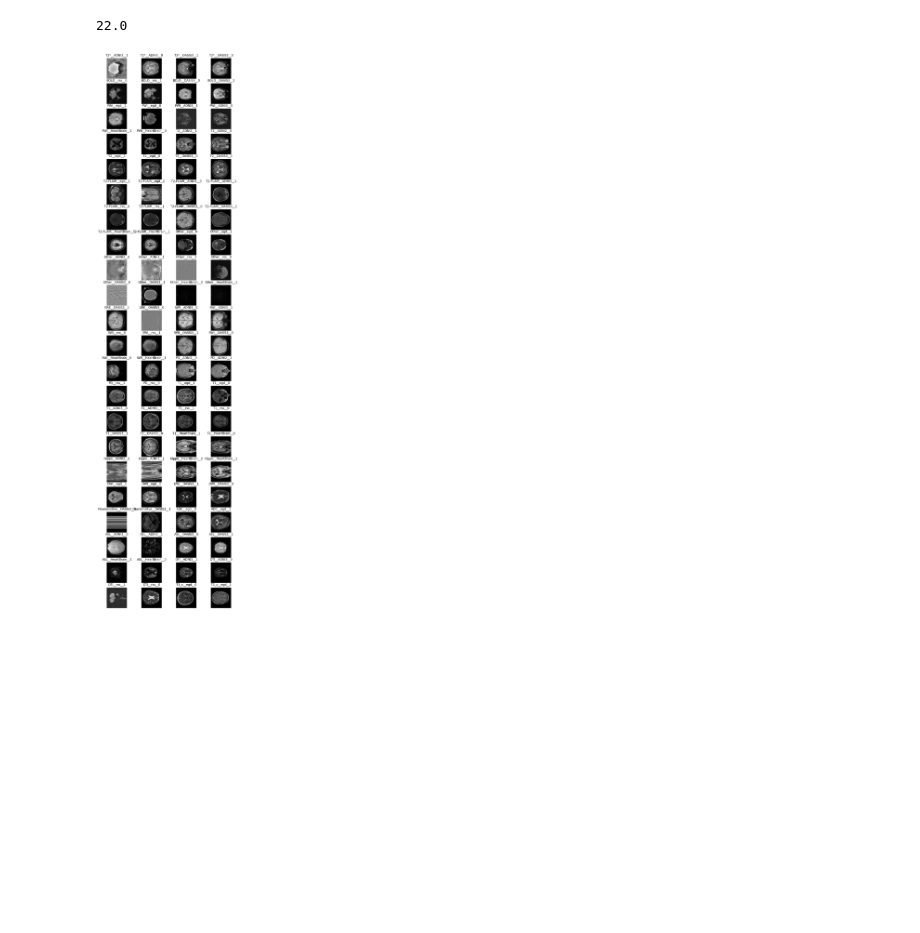
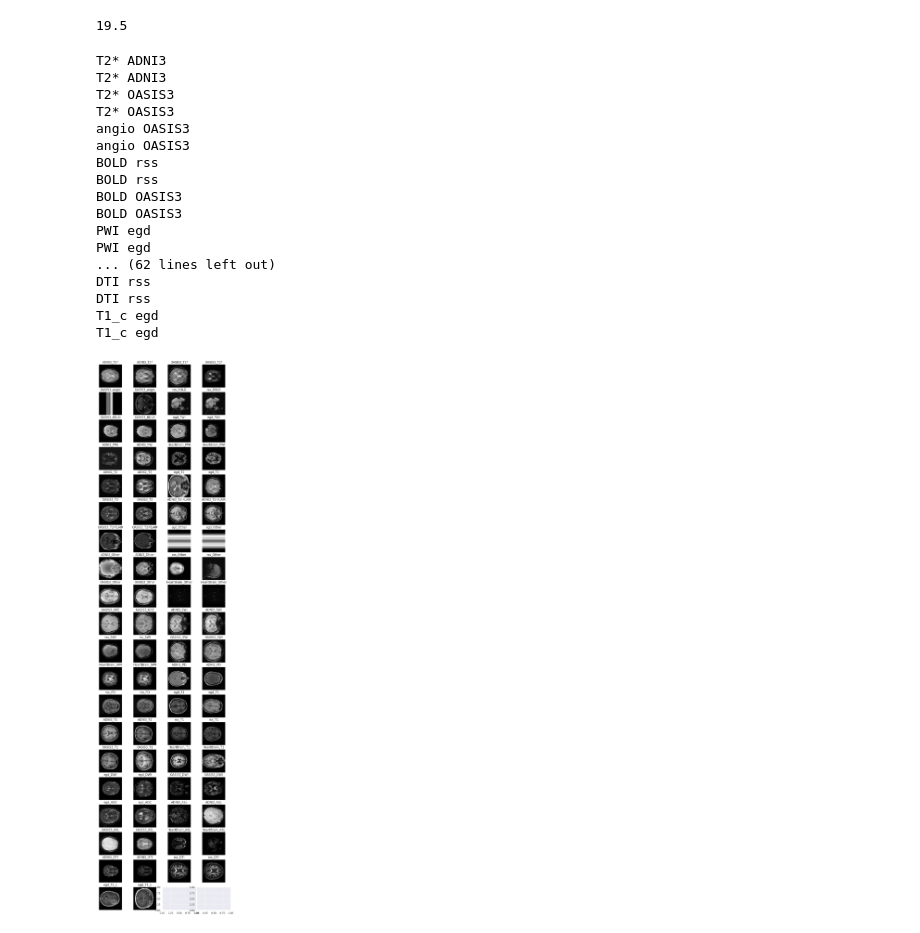
Before and after one commit to SoenkevL/DeepDicomSort, a Jupyter notebook: prototyping/create_image_grid.ipynb, the cells around one changed output. Cells and saved outputs as stored; diff of their text form; code cells hidden in the pictures; blank space fills up the shorter version.

Commit message:
prototyping stuff for final experiments

```diff
--- a/prototyping/create_image_grid.ipynb
+++ b/prototyping/create_image_grid.ipynb
@@ -6,30 +6,56 @@ import numpy as np
 import os
 from PIL import Image
 # %%
-image_path = 'example_images_randomSeed_42'
+image_path = '/home/soenke/Internship/ResultsFromServer/finalExperiments/exp1/no_freeze/no_binning/example_images'
 # %%
 image_paths = []
 for root, dirs, files in os.walk(image_path):
-    for file in files:
-        image_paths.append(os.path.join(root, file))
+    if files:
+        for file in files[2:4]:
+            if not 'csv' in file:
+                image_paths.append(os.path.join(root, file))
 # %%
 n_cols = 4
 n_rows = int(np.ceil(len(image_paths)/n_cols))
 # %%
 len(image_paths)/n_cols
 # %% [output]
-22.0
+19.5
 # %%
 fig, axs = plt.subplots(nrows=n_rows, ncols=n_cols, figsize=(10,40), frameon=False, gridspec_kw=dict(wspace=0.01))
 for ax, path in zip(axs.flatten(), image_paths):
     img = Image.open(path)
-    img = np.array(img)[50:-50,150:-120,:]
-    imageName = os.path.split(path)[1]
+    img = np.array(img)
+    imageName = os.path.split(path)[-1]
     imageName = os.path.splitext(imageName)[0]
+    imageName = imageName.split('__')
+    dataset = imageName[-2].split('_')[-1]
+    weighting = imageName[0].split('_')[-1]
+    if weighting == 'c':
+        weighting = 'T1_c'
+    imageName = '_'.join((dataset, weighting))
+    print(weighting, dataset)
     ax.imshow(img)
     ax.axis('off')
     ax.set_title(imageName)
 plt.show()
 fig.savefig(os.path.join(image_path, 'combined.png'))
 # %% [output]
+T2* ADNI3
+T2* ADNI3
+T2* OASIS3
+T2* OASIS3
+angio OASIS3
+angio OASIS3
+BOLD rss
+BOLD rss
+BOLD OASIS3
+BOLD OASIS3
+PWI egd
+PWI egd
+... (62 lines left out)
+DTI rss
+DTI rss
+T1_c egd
+T1_c egd
-[figure, old version]
+[figure, new version]
```
Also changed, not shown: 7 other files.
